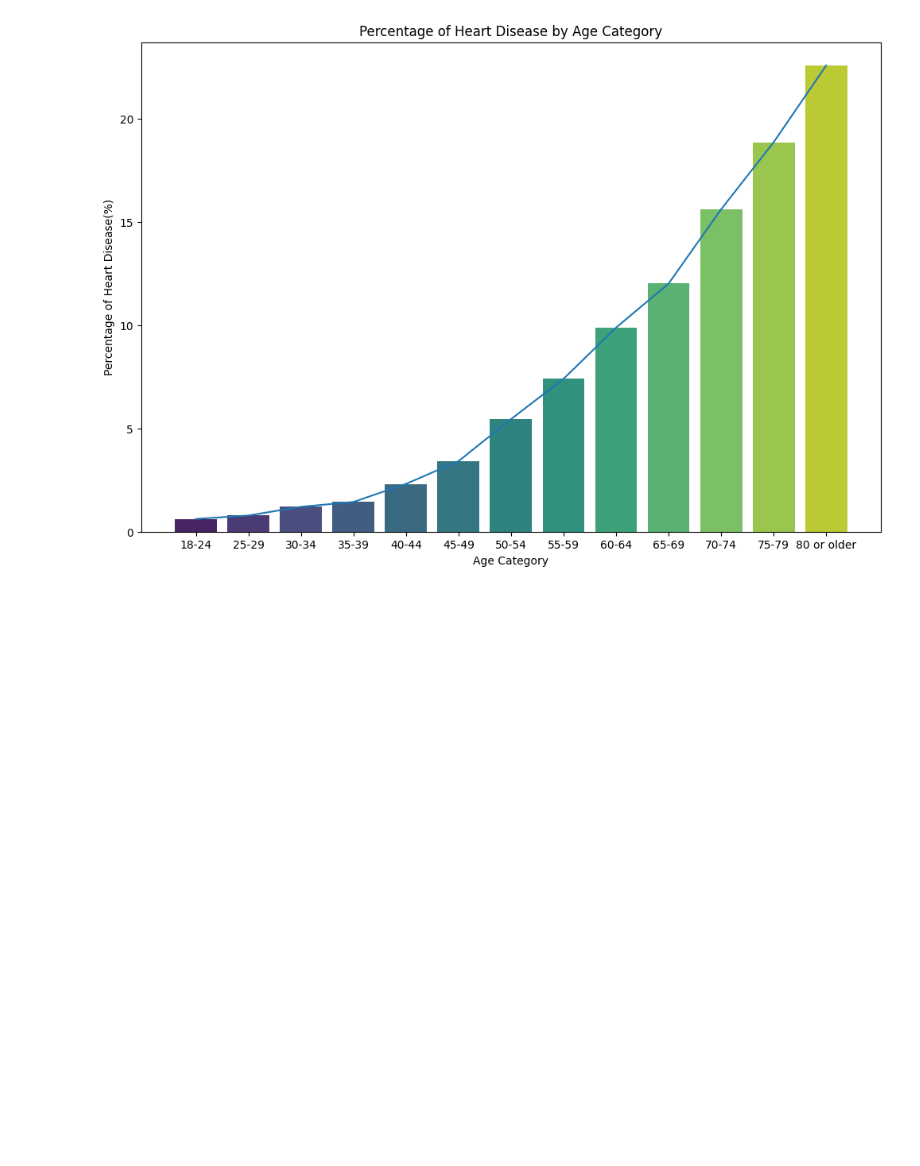
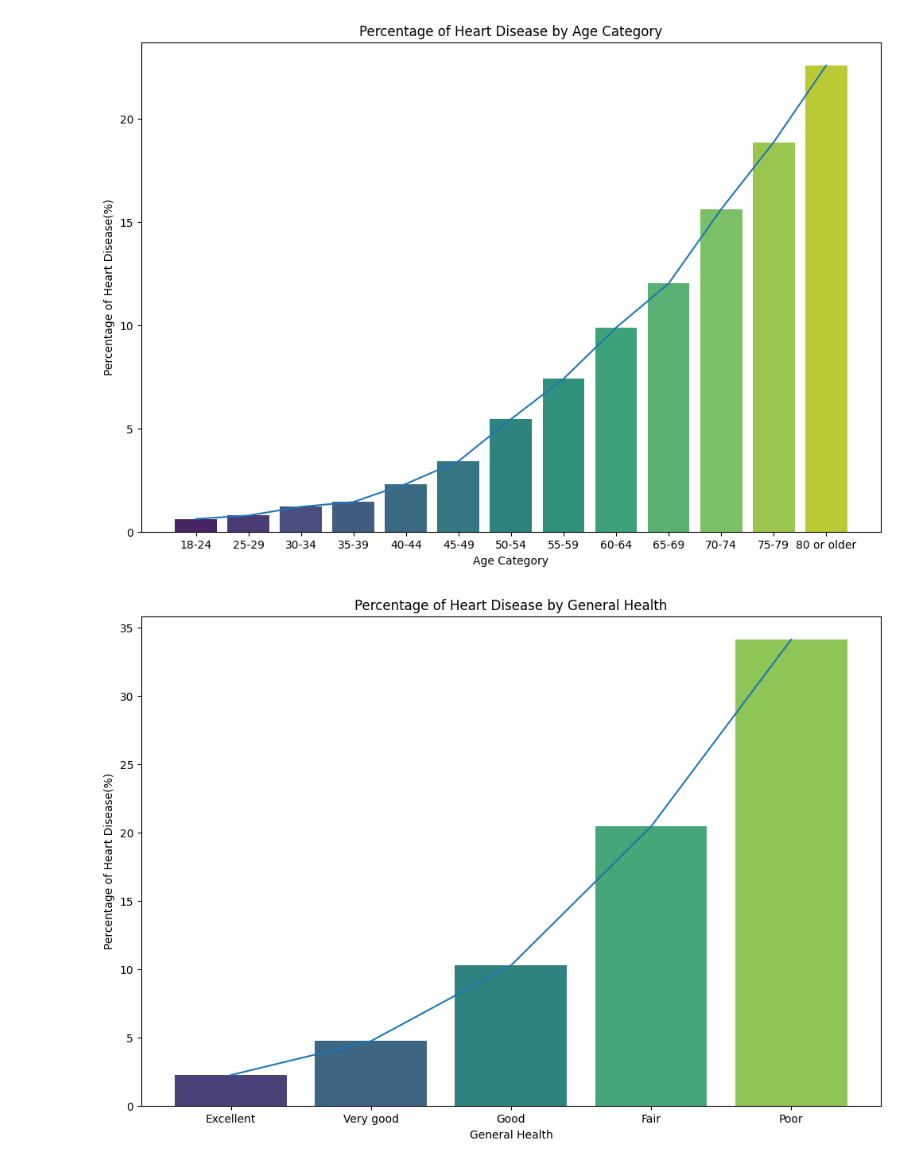
Before and after one commit to moranxuege/2024Research_SU, a Jupyter notebook: Analysis/2020_EDA.ipynb, the cells around one changed output. Cells and saved outputs as stored; diff of their text form; code cells hidden in the pictures; blank space fills up the shorter version.

```diff
--- a/Analysis/2020_EDA.ipynb
+++ b/Analysis/2020_EDA.ipynb
@@ -191,3 +191,15 @@ plt.ylabel('Percentage of Heart Disease(%)')
 plt.show()
 # %% [output]
 [figure]
+# %%
+gen_health_order = ['Excellent', 'Very good', 'Good', 'Fair', 'Poor']
+gen_health_percentage = data_numerical.groupby('GenHealth')['HeartDisease'].mean().reindex(gen_health_order) * 100
+plt.figure(figsize=(12, 8))
+sns.barplot(x=gen_health_percentage.index, y=gen_health_percentage.values, palette='viridis')
+sns.lineplot(x=gen_health_percentage.index, y=gen_health_percentage.values, palette='viridis')
+plt.title('Percentage of Heart Disease by General Health')
+plt.xlabel('General Health')
+plt.ylabel('Percentage of Heart Disease(%)')
+plt.show()
+# %% [output]
+[figure, added]
```
Also changed, not shown: parts of 7 cells of this notebook.
